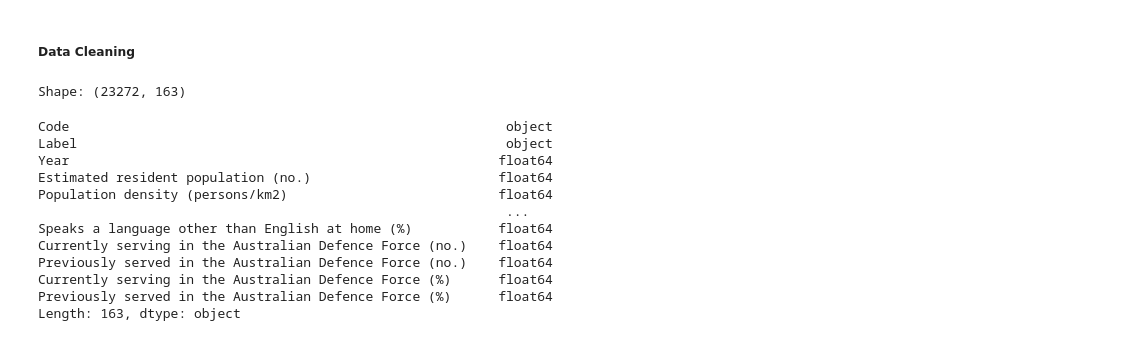
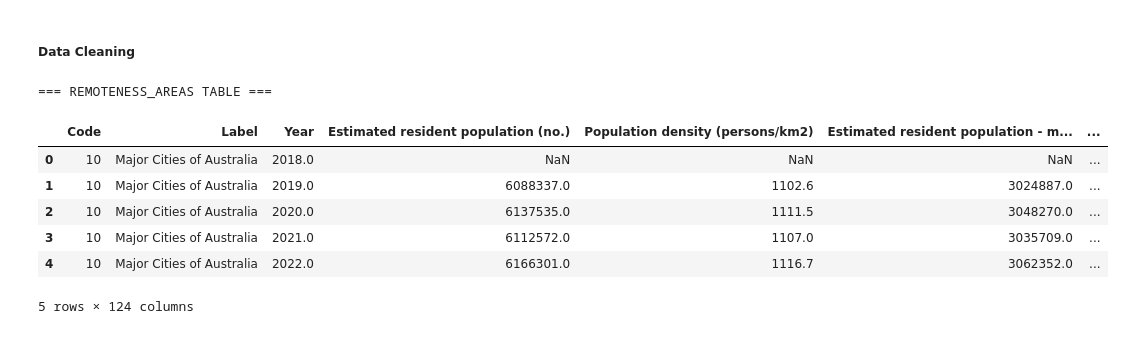
Before and after one commit to kerumixd/5339-Data-Engineering-Group-Porject, a Jupyter notebook: Assignment1.ipynb, the cells around one changed output. Saved outputs shown, nothing was run; the diff lists cells and outputs as text; code cells hidden in the pictures.

```diff
--- a/Assignment1.ipynb
+++ b/Assignment1.ipynb
@@ -537,23 +519,16 @@ else:
 # %%
 # Save to database
 for name, df in abs_tables.items():
     conn.sql(f"CREATE TABLE IF NOT EXISTS abs_{name} AS SELECT * FROM df")
+
+print(f"\n=== {name.upper()} TABLE ===")
+conn.sql(f"SELECT * FROM abs_{name} LIMIT 5").df()
+# %% [output]
+=== REMOTENESS_AREAS TABLE ===
+|  | Code | Label | Year | Estimated resident population (no.) | Population density (persons/km2) | Estimated resident population - m... | ... |
+| 0 | 10 | Major Cities of Australia | 2018.0 | NaN | NaN | NaN | ... |
+| 1 | 10 | Major Cities of Australia | 2019.0 | 6088337.0 | 1102.6 | 3024887.0 | ... |
+| 2 | 10 | Major Cities of Australia | 2020.0 | 6137535.0 | 1111.5 | 3048270.0 | ... |
+| 3 | 10 | Major Cities of Australia | 2021.0 | 6112572.0 | 1107.0 | 3035709.0 | ... |
+| 4 | 10 | Major Cities of Australia | 2022.0 | 6166301.0 | 1116.7 | 3062352.0 | ... |
+5 rows × 124 columns
-# %%
-# State Territory data preview
-print("Shape:", abs_tables['state_territory'].shape)
-abs_tables['state_territory'].head(5)
-abs_tables['state_territory'].dtypes
-# %% [output]
-Shape: (23272, 163)
-Code                                                        object
-Label                                                       object
-Year                                                       float64
-Estimated resident population (no.)                        float64
-Population density (persons/km2)                           float64
-                                                            ...
-Speaks a language other than English at home (%)           float64
-Currently serving in the Australian Defence Force (no.)    float64
-Previously served in the Australian Defence Force (no.)    float64
-Currently serving in the Australian Defence Force (%)      float64
-Previously served in the Australian Defence Force (%)      float64
-Length: 163, dtype: object
```
Also changed, not shown: parts of 6 cells of this notebook.
